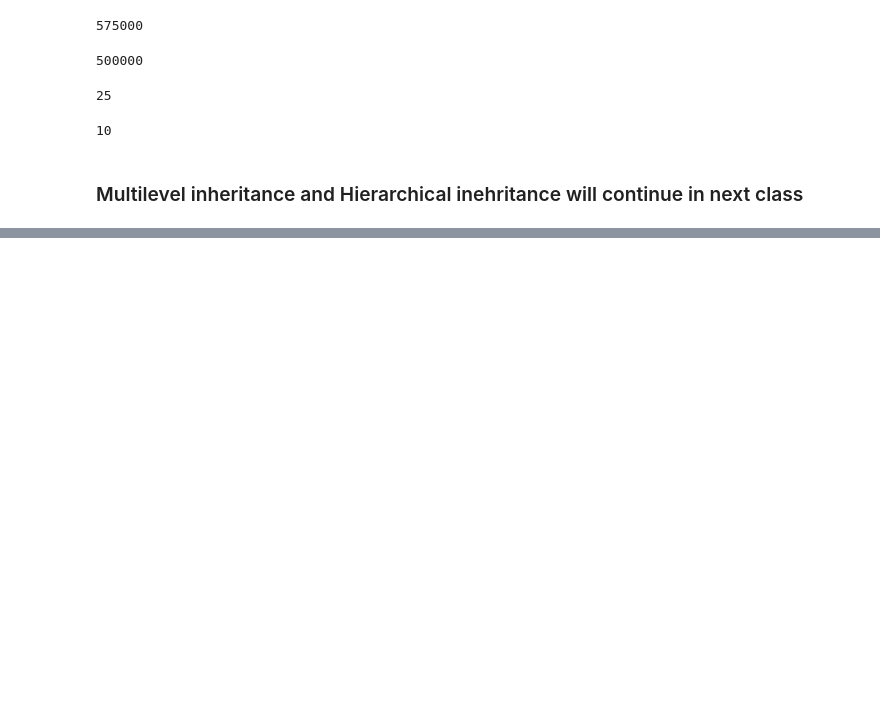
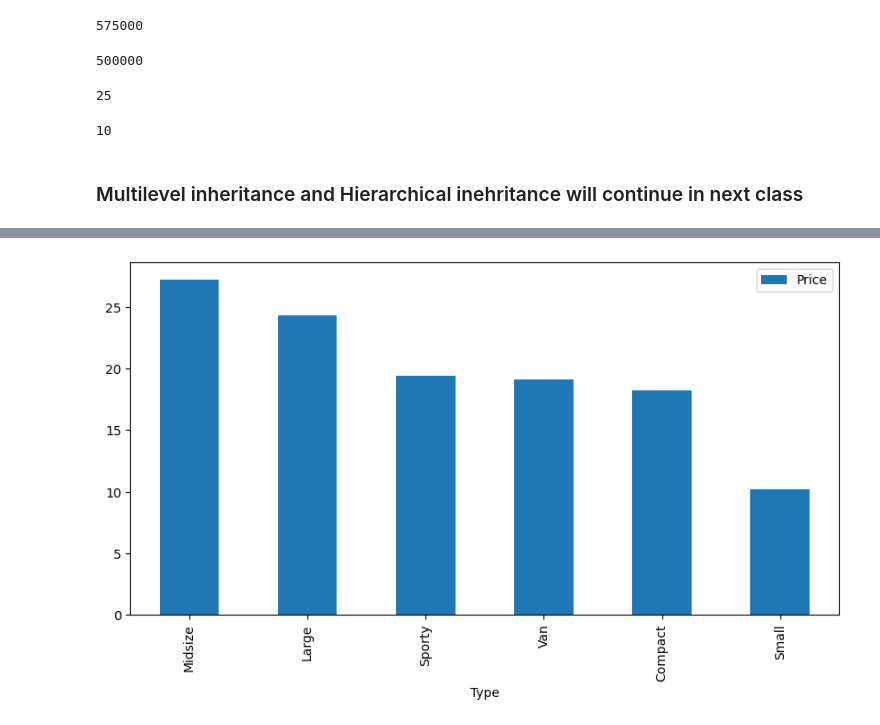
Before and after one commit to utkarshg1/adv_python_ravet_3pm, a Jupyter notebook: 05 Inheritance/inheritance.ipynb, the cells around one changed output, grey strips where cells are left out. Saved outputs shown, nothing was run; the diff lists cells and outputs as text; code cells hidden in the pictures; blank space fills up the shorter version.

```diff
--- a/05 Inheritance/inheritance.ipynb
+++ b/05 Inheritance/inheritance.ipynb
@@ -293,0 +341,26 @@ t1.tax_rate
+# %%
+# Create a data analyzer
+class DataAnalyzer(DataCleaner):
+
+    def describe_data(self):
+        if self.data is not None:
+            num_desc = self.data.describe(exclude="object").T
+            cat_desc = self.data.describe(include="object").T
+            print("Numerical Description :")
+            print(num_desc)
+            print("\nCateogircal Description :")
+            print(cat_desc)
+        else:
+            print("Data is not loaded")
+
+    def groupby_and_visualize_data(self, col1: str, col2: str, agg: str):
+        if self.data is not None:
+            grouped_data = (
+                self.data.groupby(by=col1)
+                .agg({col2: agg})
+                .sort_values(by=col2, ascending=False)
+                .round(2)
+            )
+            grouped_data.plot(kind="bar", figsize=(10, 5))
+        else:
+            print("Data not loaded")
@@ -293,0 +369,3 @@ t1.tax_rate
+# %%
+data_analyzer = DataAnalyzer(path="Cars93.csv")
+type(data_analyzer)
@@ -293,0 +382,3 @@ t1.tax_rate
+# %%
+df2 = data_analyzer.load_data()
+df2.head()
@@ -293,0 +495,5 @@ t1.tax_rate
+# %%
+# find average price by type
+data_analyzer.groupby_and_visualize_data(col1="Type", col2="Price", agg="mean")
+# %% [output]
+[figure, added]
```
Also changed, not shown: parts of 20 cells of this notebook, 1 other file.
